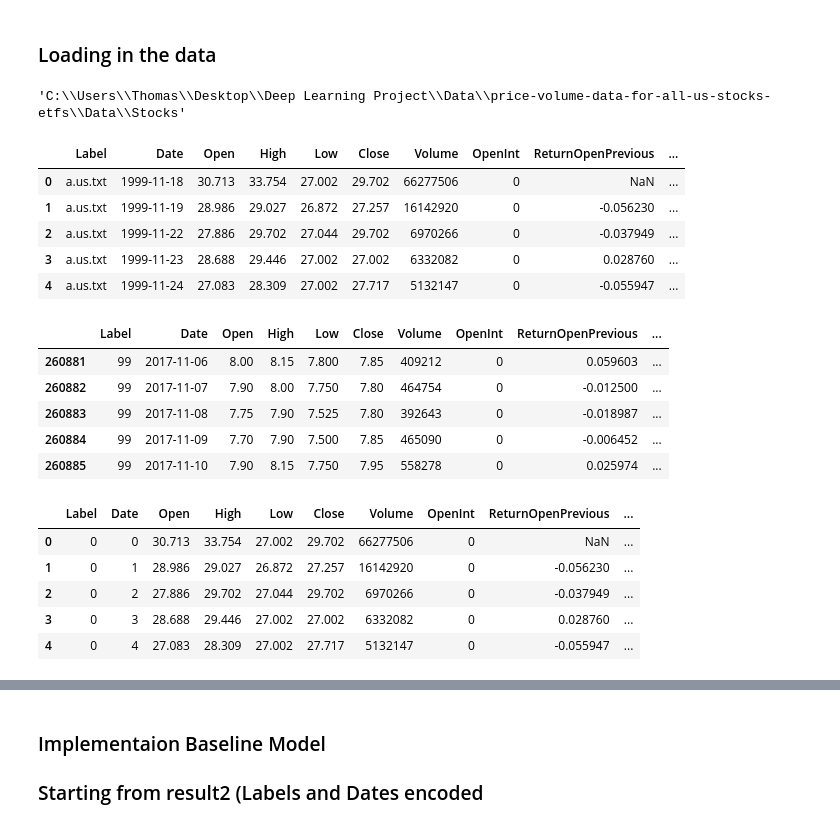
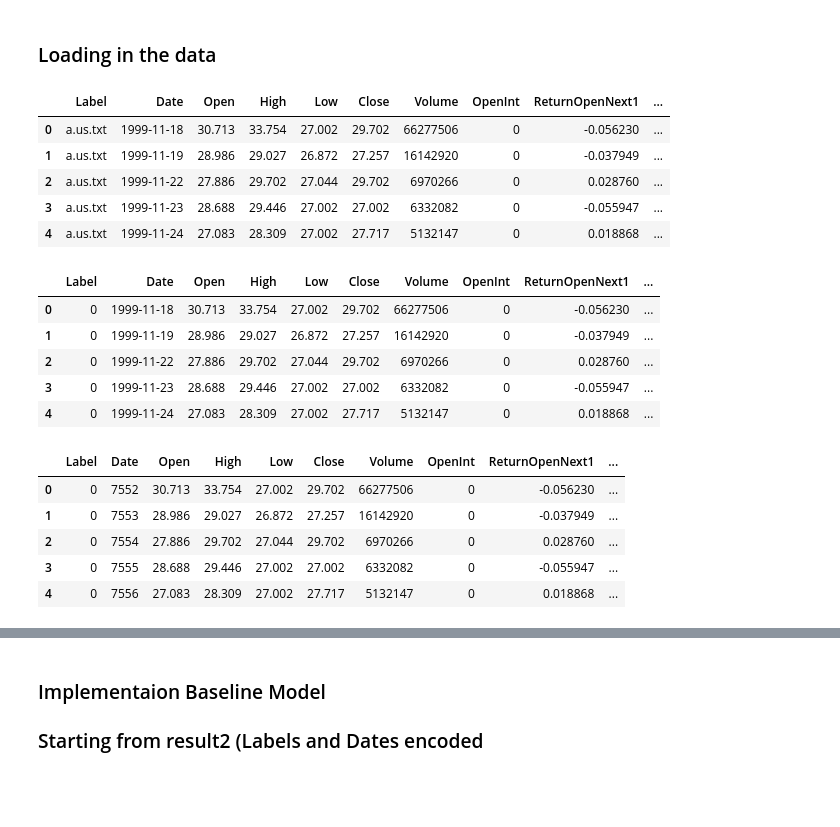
Before and after one commit to yenicelik/stock-embeddings, a Jupyter notebook: dl/DataLoader.ipynb, the cells around one changed output, grey strips where cells are left out. Saved outputs shown, nothing was run; the diff lists cells and outputs as text; code cells hidden in the pictures; blank space fills up the shorter version.

```diff
--- a/dl/DataLoader.ipynb
+++ b/dl/DataLoader.ipynb
@@ -7,19 +7,15 @@ import numpy as np # linear algebra
 import pandas as pd # data processing, CSV file I/O (e.g. pd.read_csv)
 import random
 import datetime as dt
-# %%
-import os
-from os.path import expanduser
-home = expanduser("~")
-os.chdir(home+'\Desktop\Deep Learning Project\Data\price-volume-data-for-all-us-stocks-etfs\Data\Stocks')
-os.getcwd()
-# %% [output]
-'C:\\Users\\Thomas\\Desktop\\Deep Learning Project\\Data\\price-volume-data-for-all-us-stocks-etfs\\Data\\Stocks'
 # %%
 #read data
 #takes 1 minute for 1000 files
 
-filenames = [x for x in os.listdir() if x.endswith('.txt') and os.path.getsize(x) > 0]
+import os
+from os.path import expanduser
+home = expanduser("~")
+stock_data_dir=os.path.join(home,'Desktop\Deep Learning Project\Data\price-volume-data-for-all-us-stocks-etfs\Data\Stocks')
+filenames = [x for x in os.listdir(stock_data_dir) if x.endswith('.txt') and os.path.getsize(os.path.join(stock_data_dir,x)) > 0]
 #filenames = ['a.us.txt', aa.us.txt, 'bgr.us.txt']
 filenames=filenames[:100]
 
@@ -27,13 +23,18 @@ filenames=filenames[:100]
 #data = []
 result=None
 for filename in filenames:
-    df = pd.read_csv(filename, sep=',')
+    df = pd.read_csv(os.path.join(stock_data_dir,filename), sep=',')
 
     label, _, _ = filename.split(sep='.')
     df.insert(loc=0, column='Label', value=filename)
     df['Date'] = pd.to_datetime(df['Date'])
-    df['ReturnOpenPrevious']=(df.Open-df.Open.shift(1))/df.Open.shift(1)
-    df['ReturnOpenNext']=(df.Open.shift(-1)-df.Open)/df.Open
+    #Response Variable
+    df['ReturnOpenNext1']=(df.Open.shift(-1)-df.Open)/df.Open
+    #Features
+    df['ReturnOpenPrevious1']=(df.Open-df.Open.shift(1))/df.Open.shift(1)
+    df['ReturnOpenPrevious2']=(df.Open-df.Open.shift(2))/df.Open.shift(2)
+    df['ReturnOpenPrevious5']=(df.Open-df.Open.shift(5))/df.Open.shift(5)
+
     #data.append(df)
     if type(result)==type(None):
         result=df
@@ -42,36 +43,36 @@ for filename in filenames:
 
 result.head()
 # %% [output]
-|  | Label | Date | Open | High | Low | Close | Volume | OpenInt | ReturnOpenPrevious | ... |
-| 0 | a.us.txt | 1999-11-18 | 30.713 | 33.754 | 27.002 | 29.702 | 66277506 | 0 | NaN | ... |
-| 1 | a.us.txt | 1999-11-19 | 28.986 | 29.027 | 26.872 | 27.257 | 16142920 | 0 | -0.056230 | ... |
-| 2 | a.us.txt | 1999-11-22 | 27.886 | 29.702 | 27.044 | 29.702 | 6970266 | 0 | -0.037949 | ... |
-| 3 | a.us.txt | 1999-11-23 | 28.688 | 29.446 | 27.002 | 27.002 | 6332082 | 0 | 0.028760 | ... |
-| 4 | a.us.txt | 1999-11-24 | 27.083 | 28.309 | 27.002 | 27.717 | 5132147 | 0 | -0.055947 | ... |
+|  | Label | Date | Open | High | Low | Close | Volume | OpenInt | ReturnOpenNext1 | ... |
+| 0 | a.us.txt | 1999-11-18 | 30.713 | 33.754 | 27.002 | 29.702 | 66277506 | 0 | -0.056230 | ... |
+| 1 | a.us.txt | 1999-11-19 | 28.986 | 29.027 | 26.872 | 27.257 | 16142920 | 0 | -0.037949 | ... |
+| 2 | a.us.txt | 1999-11-22 | 27.886 | 29.702 | 27.044 | 29.702 | 6970266 | 0 | 0.028760 | ... |
+| 3 | a.us.txt | 1999-11-23 | 28.688 | 29.446 | 27.002 | 27.002 | 6332082 | 0 | -0.055947 | ... |
+| 4 | a.us.txt | 1999-11-24 | 27.083 | 28.309 | 27.002 | 27.717 | 5132147 | 0 | 0.018868 | ... |
 # %%
 result1=result.copy()
 encoder_Label = dict()
 encoder_Label = {l: id for id, l in enumerate(filenames)}
 
 result1.Label=[encoder_Label.get(i) for i in result1.Label]
-result1.tail()
+result1.head()
 # %% [output]
-|  | Label | Date | Open | High | Low | Close | Volume | OpenInt | ReturnOpenPrevious | ... |
-| 260881 | 99 | 2017-11-06 | 8.00 | 8.15 | 7.800 | 7.85 | 409212 | 0 | 0.059603 | ... |
-| 260882 | 99 | 2017-11-07 | 7.90 | 8.00 | 7.750 | 7.80 | 464754 | 0 | -0.012500 | ... |
-| 260883 | 99 | 2017-11-08 | 7.75 | 7.90 | 7.525 | 7.80 | 392643 | 0 | -0.018987 | ... |
-| 260884 | 99 | 2017-11-09 | 7.70 | 7.90 | 7.500 | 7.85 | 465090 | 0 | -0.006452 | ... |
-| 260885 | 99 | 2017-11-10 | 7.90 | 8.15 | 7.750 | 7.95 | 558278 | 0 | 0.025974 | ... |
+|  | Label | Date | Open | High | Low | Close | Volume | OpenInt | ReturnOpenNext1 | ... |
+| 0 | 0 | 1999-11-18 | 30.713 | 33.754 | 27.002 | 29.702 | 66277506 | 0 | -0.056230 | ... |
+| 1 | 0 | 1999-11-19 | 28.986 | 29.027 | 26.872 | 27.257 | 16142920 | 0 | -0.037949 | ... |
+| 2 | 0 | 1999-11-22 | 27.886 | 29.702 | 27.044 | 29.702 | 6970266 | 0 | 0.028760 | ... |
+| 3 | 0 | 1999-11-23 | 28.688 | 29.446 | 27.002 | 27.002 | 6332082 | 0 | -0.055947 | ... |
+| 4 | 0 | 1999-11-24 | 27.083 | 28.309 | 27.002 | 27.717 | 5132147 | 0 | 0.018868 | ... |
 # %%
 result2=result1.copy()
 encoder_Date = dict()
-encoder_Date = {l: id for id, l in enumerate(result2.Date.unique())}
+encoder_Date = {l: id for id, l in enumerate(np.sort(result2.Date.unique()))}
 result2.Date=[encoder_Date.get(i) for i in result2.Date.values]
 result2.head()
 # %% [output]
-|  | Label | Date | Open | High | Low | Close | Volume | OpenInt | ReturnOpenPrevious | ... |
-| 0 | 0 | 0 | 30.713 | 33.754 | 27.002 | 29.702 | 66277506 | 0 | NaN | ... |
-| 1 | 0 | 1 | 28.986 | 29.027 | 26.872 | 27.257 | 16142920 | 0 | -0.056230 | ... |
-| 2 | 0 | 2 | 27.886 | 29.702 | 27.044 | 29.702 | 6970266 | 0 | -0.037949 | ... |
-| 3 | 0 | 3 | 28.688 | 29.446 | 27.002 | 27.002 | 6332082 | 0 | 0.028760 | ... |
-| 4 | 0 | 4 | 27.083 | 28.309 | 27.002 | 27.717 | 5132147 | 0 | -0.055947 | ... |
+|  | Label | Date | Open | High | Low | Close | Volume | OpenInt | ReturnOpenNext1 | ... |
+| 0 | 0 | 7552 | 30.713 | 33.754 | 27.002 | 29.702 | 66277506 | 0 | -0.056230 | ... |
+| 1 | 0 | 7553 | 28.986 | 29.027 | 26.872 | 27.257 | 16142920 | 0 | -0.037949 | ... |
+| 2 | 0 | 7554 | 27.886 | 29.702 | 27.044 | 29.702 | 6970266 | 0 | 0.028760 | ... |
+| 3 | 0 | 7555 | 28.688 | 29.446 | 27.002 | 27.002 | 6332082 | 0 | -0.055947 | ... |
+| 4 | 0 | 7556 | 27.083 | 28.309 | 27.002 | 27.717 | 5132147 | 0 | 0.018868 | ... |
```
Also changed, not shown: parts of 24 cells of this notebook.
